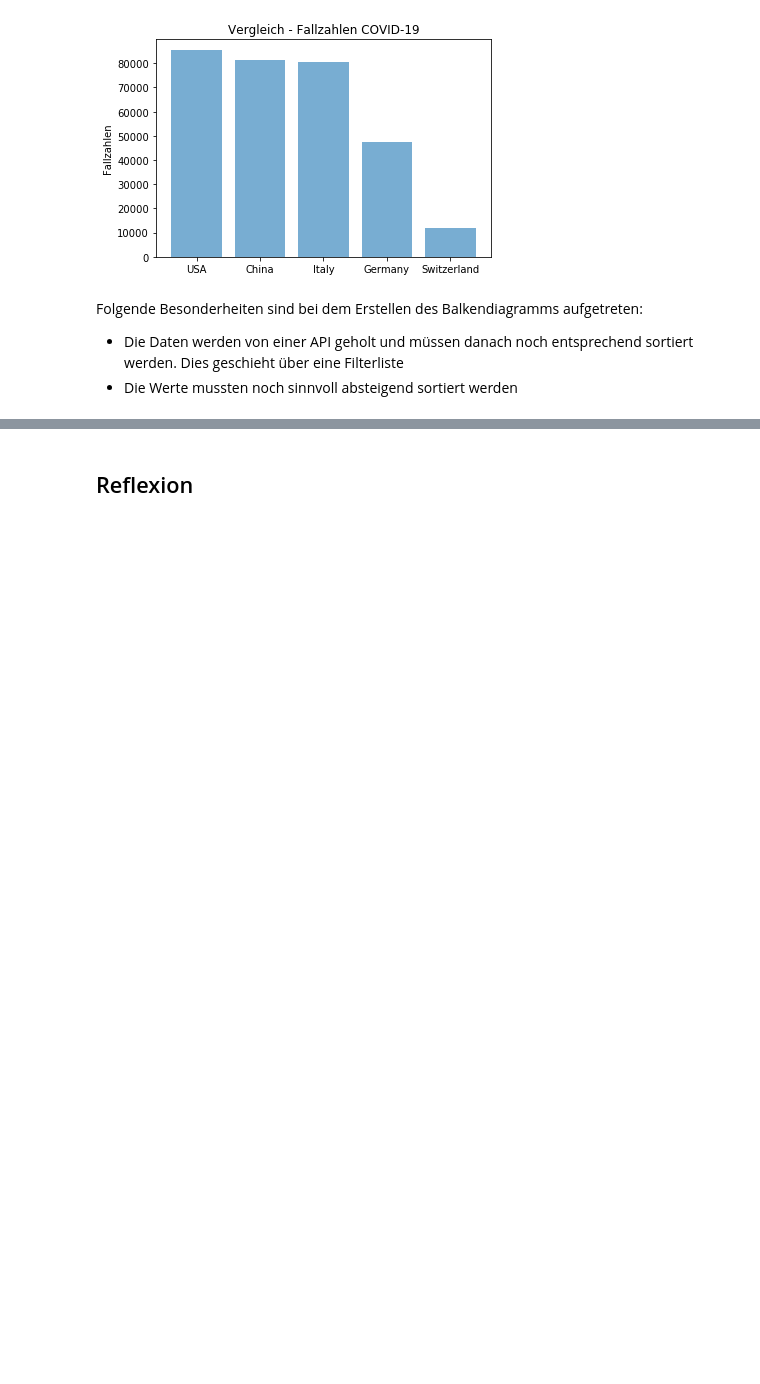
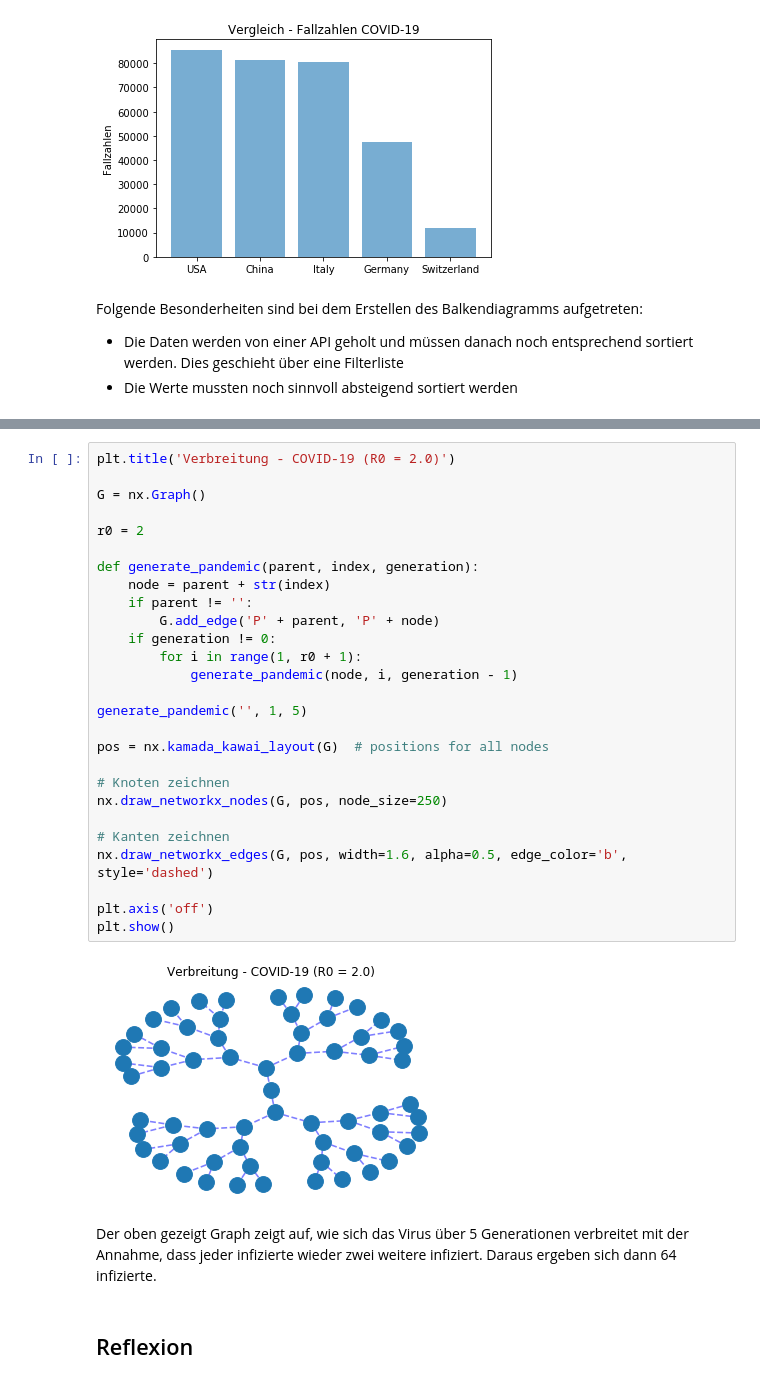
Before and after one commit to SwitzerChees/anpy, a Jupyter notebook: 2_matplotlib/notebook/matplotlib.ipynb, the cells around one changed output, grey strips where cells are left out. Saved outputs shown, nothing was run; the diff lists cells and outputs as text; blank space fills up the shorter version.

```diff
--- a/2_matplotlib/notebook/matplotlib.ipynb
+++ b/2_matplotlib/notebook/matplotlib.ipynb
@@ -200,3 +219,34 @@ plt.show()
+# %%
+plt.title('Verbreitung - COVID-19 (R0 = 2.0)')
+
+G = nx.Graph()
+
+r0 = 2
+
+def generate_pandemic(parent, index, generation):
+    node = parent + str(index)
+    if parent != '':
+        G.add_edge('P' + parent, 'P' + node)
+    if generation != 0:
+        for i in range(1, r0 + 1):
+            generate_pandemic(node, i, generation - 1)
+
+generate_pandemic('', 1, 5)
+
+pos = nx.kamada_kawai_layout(G)  # positions for all nodes
+
+# Knoten zeichnen
+nx.draw_networkx_nodes(G, pos, node_size=250)
+
+# Kanten zeichnen
+nx.draw_networkx_edges(G, pos, width=1.6, alpha=0.5, edge_color='b', style='dashed')
+
+plt.axis('off')
+plt.show()
+# %% [output]
+[figure, added]
+# %% [markdown]
+Der oben gezeigt Graph zeigt auf, wie sich das Virus über 5 Generationen verbreitet mit der Annahme, dass jeder infizierte wieder zwei weitere infiziert. Daraus ergeben sich dann 64 infizierte.
 # %% [markdown]
 ## Reflexion
 # %% [markdown]
```
Also changed, not shown: parts of 10 cells of this notebook.
